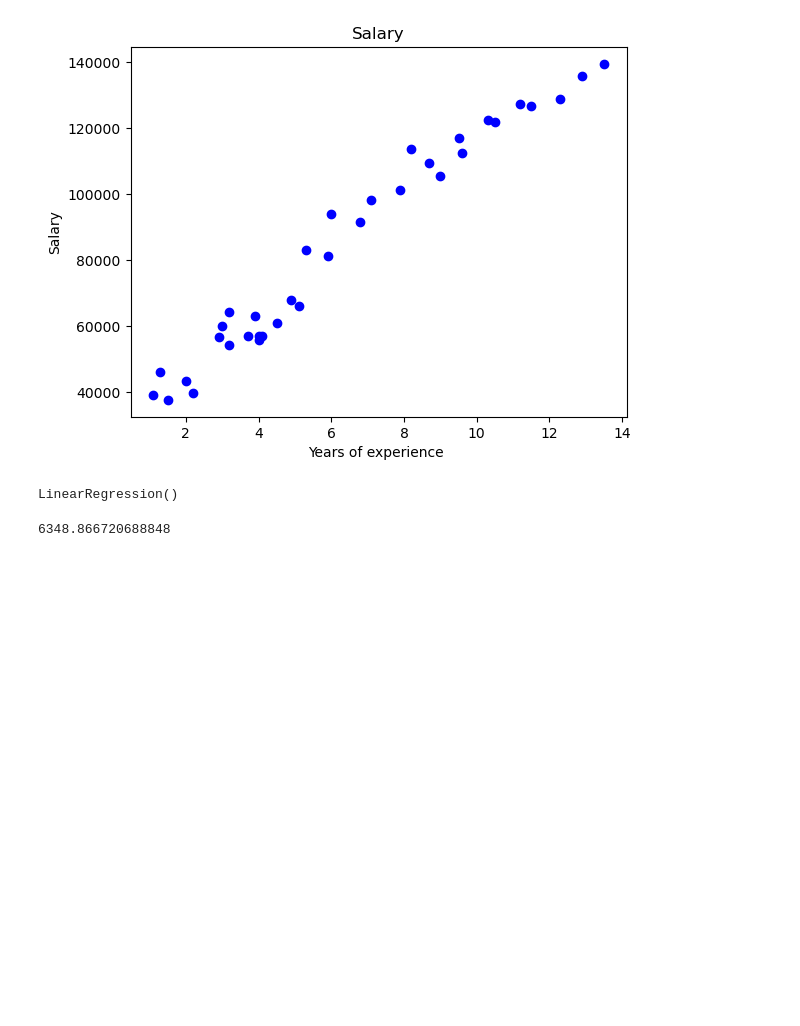
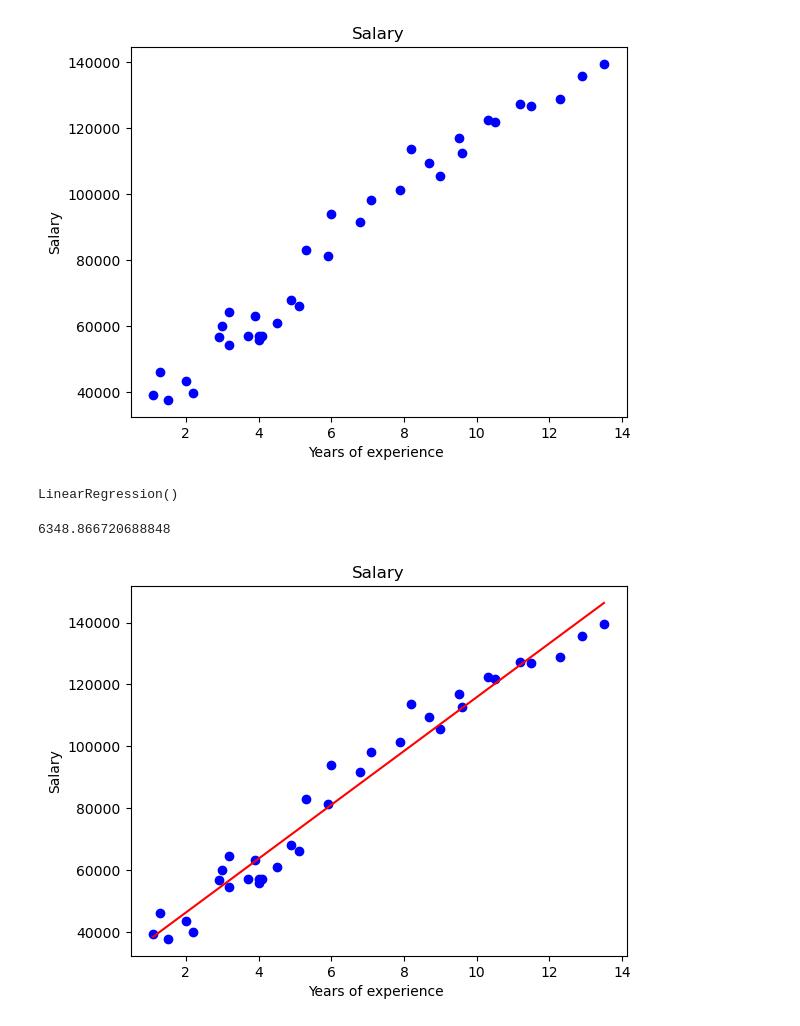
Before and after one commit to lilianabs/ml-beginner-projects, a Jupyter notebook: project_1/salary.ipynb, the cells around one changed output. Cells and saved outputs as stored; diff of their text form; code cells hidden in the pictures; blank space fills up the shorter version.

Commit message:
Update salary notebook

```diff
--- a/project_1/salary.ipynb
+++ b/project_1/salary.ipynb
@@ -54,3 +54,13 @@ y_pred = lr.predict(X_val)
 print(mean_squared_error(y_val, y_pred, squared=False))
 # %% [output]
 6348.866720688848
+# %%
+salary_pred = lr.predict(X)
+# %%
+plt.plot(df.YearsExperience, df.Salary, 'o', color='blue')
+plt.plot(X, salary_pred, color='red')
+plt.title('Salary')
+plt.xlabel("Years of experience ")
+plt.ylabel("Salary");
+# %% [output]
+[figure, added]
```
